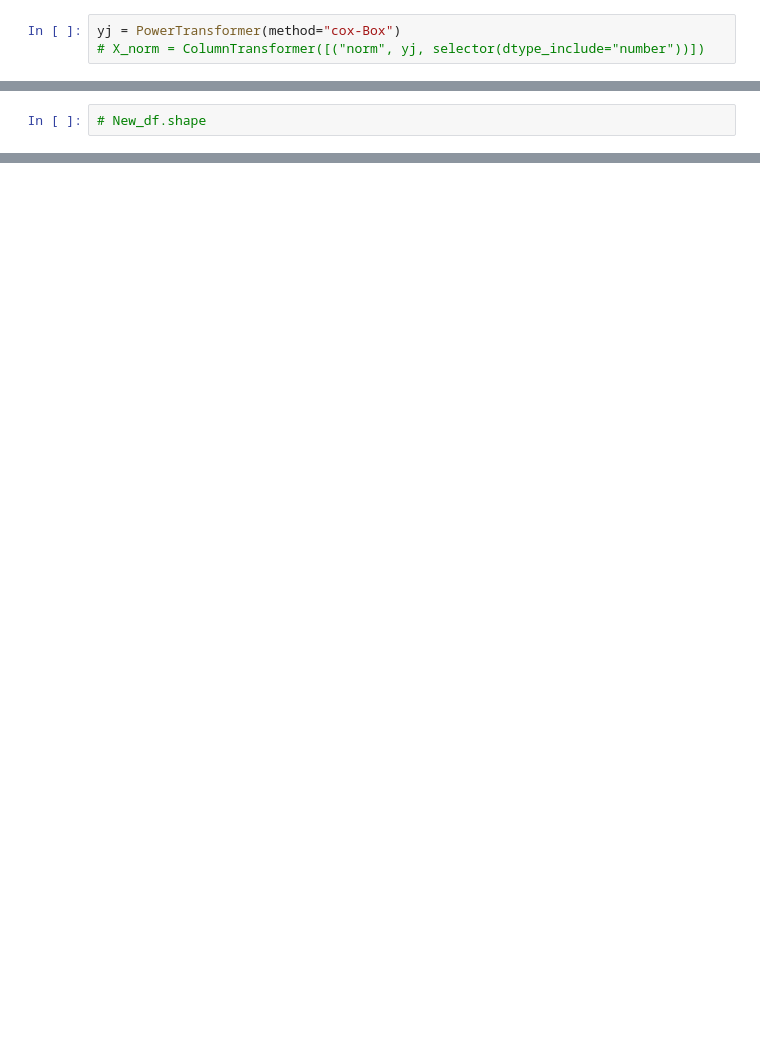
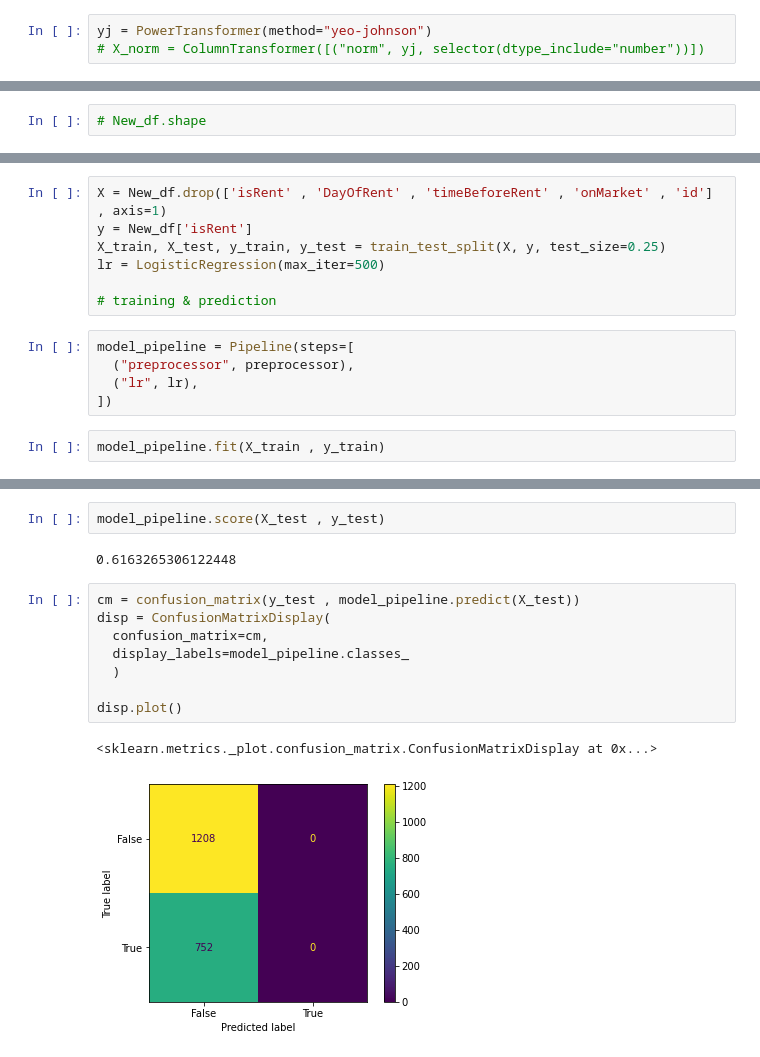
Before and after one commit to Abdulmalik-rebdi/aqar1, a Jupyter notebook: src/featureEng.ipynb, the cells around one changed output, grey strips where cells are left out. Saved outputs shown, nothing was run; the diff lists cells and outputs as text; blank space fills up the shorter version.

Commit message:
add classification model ,  accur is 75%

```diff
--- a/src/featureEng.ipynb
+++ b/src/featureEng.ipynb
@@ -822,7 +843,7 @@ memory usage: 1.8+ MB
 # %%
 nzv = VarianceThreshold(threshold=0.1)
 # %%
-yj = PowerTransformer(method="cox-Box")
+yj = PowerTransformer(method="yeo-johnson")
 # X_norm = ColumnTransformer([("norm", yj, selector(dtype_include="number"))])
 # %%
 scaler = StandardScaler()
@@ -860,0 +882,14 @@ ColumnTransformer(remainder='passthrough',
+# %%
+X = New_df.drop(['isRent' , 'DayOfRent' , 'timeBeforeRent' , 'onMarket' , 'id'] , axis=1)
+y = New_df['isRent']
+X_train, X_test, y_train, y_test = train_test_split(X, y, test_size=0.25)
+lr = LogisticRegression(max_iter=500)
+
+# training & prediction
+# %%
+model_pipeline = Pipeline(steps=[
+  ("preprocessor", preprocessor),
+  ("lr", lr),
+])
+# %%
+model_pipeline.fit(X_train , y_train)
@@ -860,0 +911,15 @@ ColumnTransformer(remainder='passthrough',
+# %%
+model_pipeline.score(X_test , y_test)
+# %% [output]
+0.6163265306122448
+# %%
+cm = confusion_matrix(y_test , model_pipeline.predict(X_test))
+disp = ConfusionMatrixDisplay(
+  confusion_matrix=cm,
+  display_labels=model_pipeline.classes_
+  )
+
+disp.plot()
+# %% [output]
+<sklearn.metrics._plot.confusion_matrix.ConfusionMatrixDisplay at 0x...>
+[figure, added]
```
Also changed, not shown: parts of 60 cells of this notebook, 1 other file.
